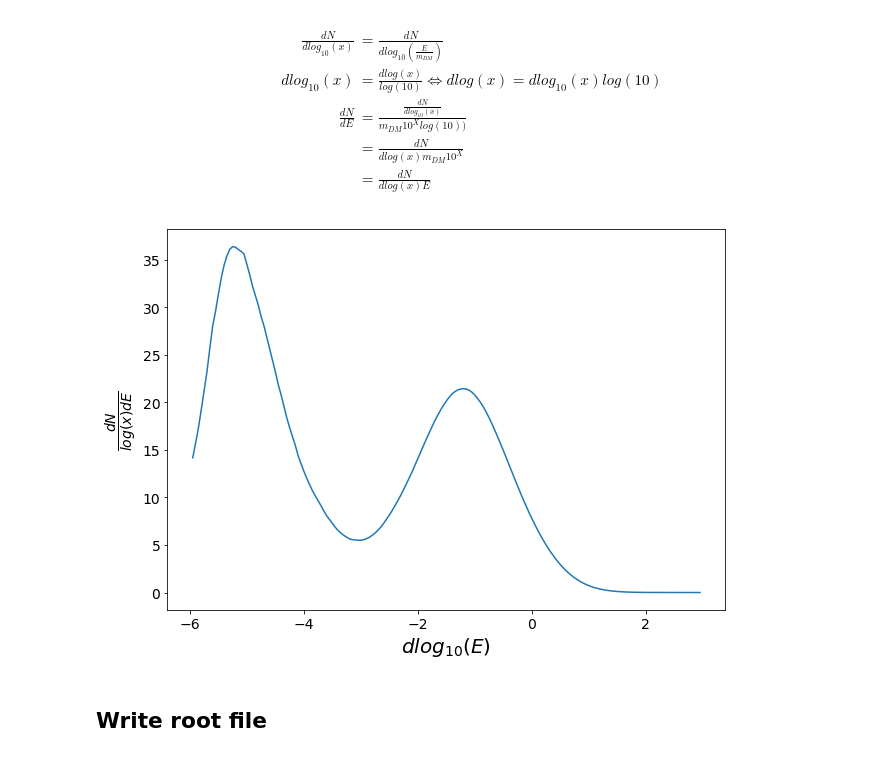
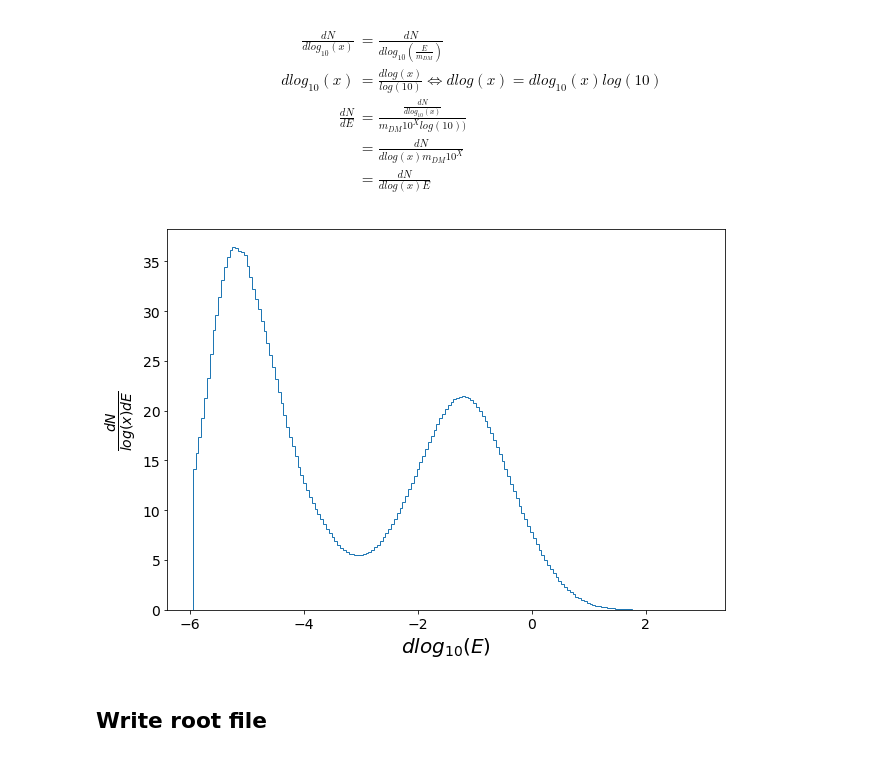
Before and after one commit to javierrico/gLike, a Jupyter notebook: DM/dNdE/dNdE .ipynb, the cells around one changed output. Cells and saved outputs as stored; diff of their text form; code cells hidden in the pictures.

```diff
--- a/DM/dNdE/dNdE .ipynb
+++ b/DM/dNdE/dNdE .ipynb
@@ -81,16 +81,17 @@ dlog_{10}(x) &= \frac{dlog(x)}{log(10)} \Leftrightarrow dlog(x) = dlog_{10}(x)lo
 # %%
 dNdE = 1/(900*10**log10x*np.log(10))*dNdlog10x
 # %%
-
 plt.figure(figsize=(10,7))
-plt.plot(logE,dNdE)
+#plt.plot(logE,dNdE)
+plt.hist(logE, bins=179,weights=dNdE,histtype='step')
 plt.xlabel(r'$dlog_{10}(E)$',fontsize=20)
 plt.ylabel(r'$\frac{dN}{log(x)dE}$',fontsize=20)
 plt.xticks(fontsize=14)
 plt.yticks(fontsize=14)
+plt.savefig('z900.pdf')
 plt.show()
 # %% [output]
-[figure, old version]
+[figure, new version]
 # %% [markdown]
 ## Write root file
 # %%
```
Also changed, not shown: parts of 5 cells of this notebook, 1 other file.
